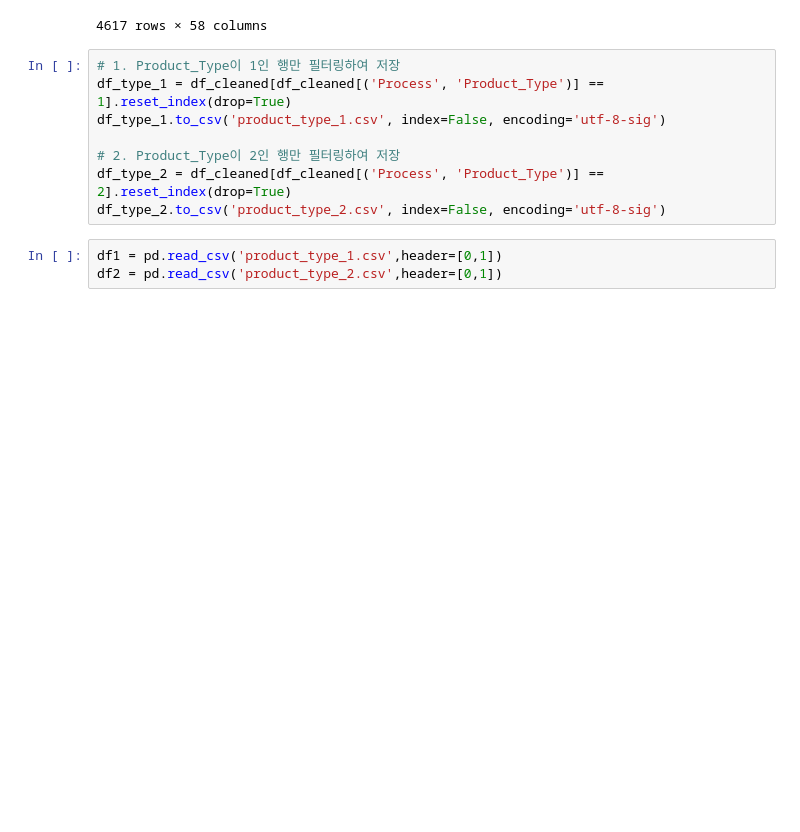
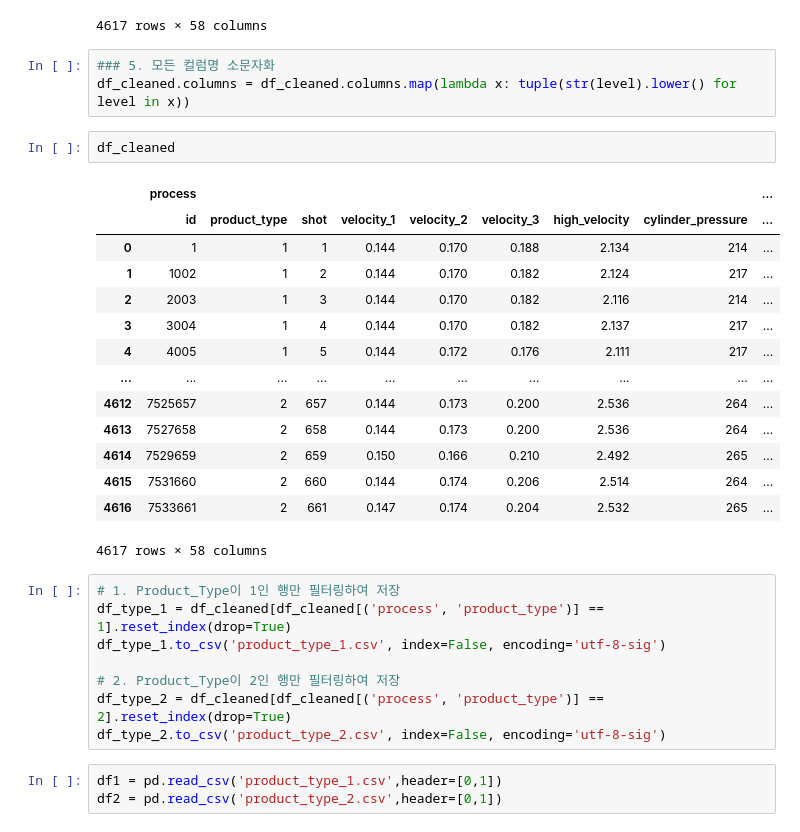
Before and after one commit to dlalswns0211/sparta_project_2_team1, a Jupyter notebook: src/jjm/day3_processing.ipynb, the cells around one changed output. Drawn from its saved outputs; the diff is of its cells as text; blank space fills up the shorter version.

Commit message:
전처리 - 컬럼명 소문자화 추가 진행

```diff
--- a/src/jjm/day3_processing.ipynb
+++ b/src/jjm/day3_processing.ipynb
@@ -88,13 +88,33 @@ df_cleaned
 | 4615 | 7531660 | 2 | 660 | 0.144 | 0.174 | 0.206 | 2.514 | 264 | ... |
 | 4616 | 7533661 | 2 | 661 | 0.147 | 0.174 | 0.204 | 2.532 | 265 | ... |
 4617 rows × 58 columns
+# %%
+### 5. 모든 컬럼명 소문자화
+df_cleaned.columns = df_cleaned.columns.map(lambda x: tuple(str(level).lower() for level in x))
+# %%
+df_cleaned
+# %% [output]
+|  | process |  |  |  |  |  |  |  | ... |
+|  | id | product_type | shot | velocity_1 | velocity_2 | velocity_3 | high_velocity | cylinder_pressure | ... |
+| 0 | 1 | 1 | 1 | 0.144 | 0.170 | 0.188 | 2.134 | 214 | ... |
+| 1 | 1002 | 1 | 2 | 0.144 | 0.170 | 0.182 | 2.124 | 217 | ... |
+| 2 | 2003 | 1 | 3 | 0.144 | 0.170 | 0.182 | 2.116 | 214 | ... |
+| 3 | 3004 | 1 | 4 | 0.144 | 0.170 | 0.182 | 2.137 | 217 | ... |
+| 4 | 4005 | 1 | 5 | 0.144 | 0.172 | 0.176 | 2.111 | 217 | ... |
+| ... | ... | ... | ... | ... | ... | ... | ... | ... | ... |
+| 4612 | 7525657 | 2 | 657 | 0.144 | 0.173 | 0.200 | 2.536 | 264 | ... |
+| 4613 | 7527658 | 2 | 658 | 0.144 | 0.173 | 0.200 | 2.536 | 264 | ... |
+| 4614 | 7529659 | 2 | 659 | 0.150 | 0.166 | 0.210 | 2.492 | 265 | ... |
+| 4615 | 7531660 | 2 | 660 | 0.144 | 0.174 | 0.206 | 2.514 | 264 | ... |
+| 4616 | 7533661 | 2 | 661 | 0.147 | 0.174 | 0.204 | 2.532 | 265 | ... |
+4617 rows × 58 columns
 # %%
 # 1. Product_Type이 1인 행만 필터링하여 저장
-df_type_1 = df_cleaned[df_cleaned[('Process', 'Product_Type')] == 1].reset_index(drop=True)
+df_type_1 = df_cleaned[df_cleaned[('process', 'product_type')] == 1].reset_index(drop=True)
 df_type_1.to_csv('product_type_1.csv', index=False, encoding='utf-8-sig')
 
 # 2. Product_Type이 2인 행만 필터링하여 저장
-df_type_2 = df_cleaned[df_cleaned[('Process', 'Product_Type')] == 2].reset_index(drop=True)
+df_type_2 = df_cleaned[df_cleaned[('process', 'product_type')] == 2].reset_index(drop=True)
 df_type_2.to_csv('product_type_2.csv', index=False, encoding='utf-8-sig')
 # %%
 df1 = pd.read_csv('product_type_1.csv',header=[0,1])
```
Also changed, not shown: parts of 2 cells of this notebook, 3 other files.
